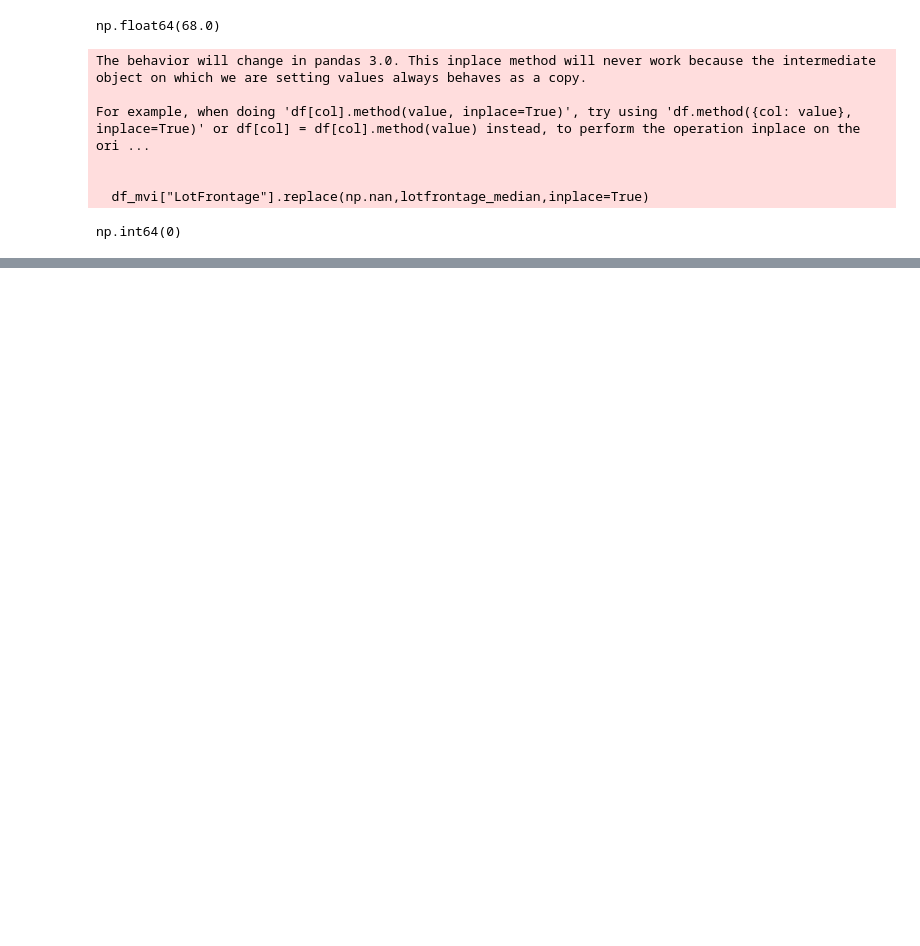
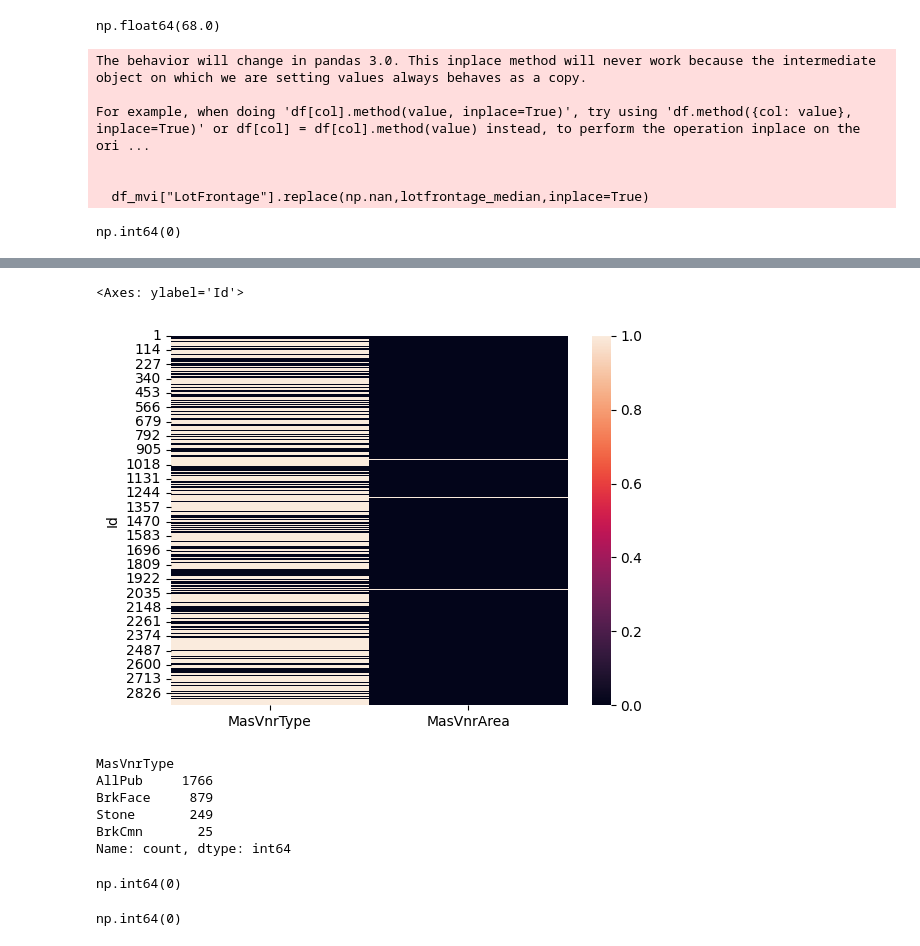
Before and after one commit to rathorebharat937/House_Price_Prediction_Regression_Project, a Jupyter notebook: house_price_prediction_01.ipynb, the cells around one changed output, grey strips where cells are left out. Drawn from its saved outputs; the diff is of its cells as text; code cells hidden in the pictures; blank space fills up the shorter version.

```diff
--- a/house_price_prediction_01.ipynb
+++ b/house_price_prediction_01.ipynb
@@ -621,0 +702,6 @@ np.int64(0)
+# %%
+#graph of  MasVnrType and MasVnrArea
+sns.heatmap(df[["MasVnrType" , "MasVnrArea"]].isnull())
+# %% [output]
+<Axes: ylabel='Id'>
+[figure, added]
@@ -621,0 +713,16 @@ np.int64(0)
+# %%
+df_mvi["MasVnrType"].value_counts()
+#df_mvi["MasVnrType"].describe()
+# %% [output]
+MasVnrType
+AllPub     1766
+BrkFace     879
+Stone       249
+BrkCmn       25
+Name: count, dtype: int64
+# %%
+masVnrType_NAN="NAN"
+df_mvi["MasVnrType"].replace(np.nan,masVnrType_NAN,inplace=True)
+df_mvi["MasVnrType"].isnull().sum()
+# %% [output]
+np.int64(0)
@@ -621,0 +732,6 @@ np.int64(0)
+# %%
+masVnrArea_NAN = 0
+df_mvi["MasVnrArea"].replace(np.nan,masVnrArea_NAN,inplace=True)
+df_mvi["MasVnrArea"].isnull().sum()
+# %% [output]
+np.int64(0)
```
Also changed, not shown: parts of 19 cells of this notebook.
